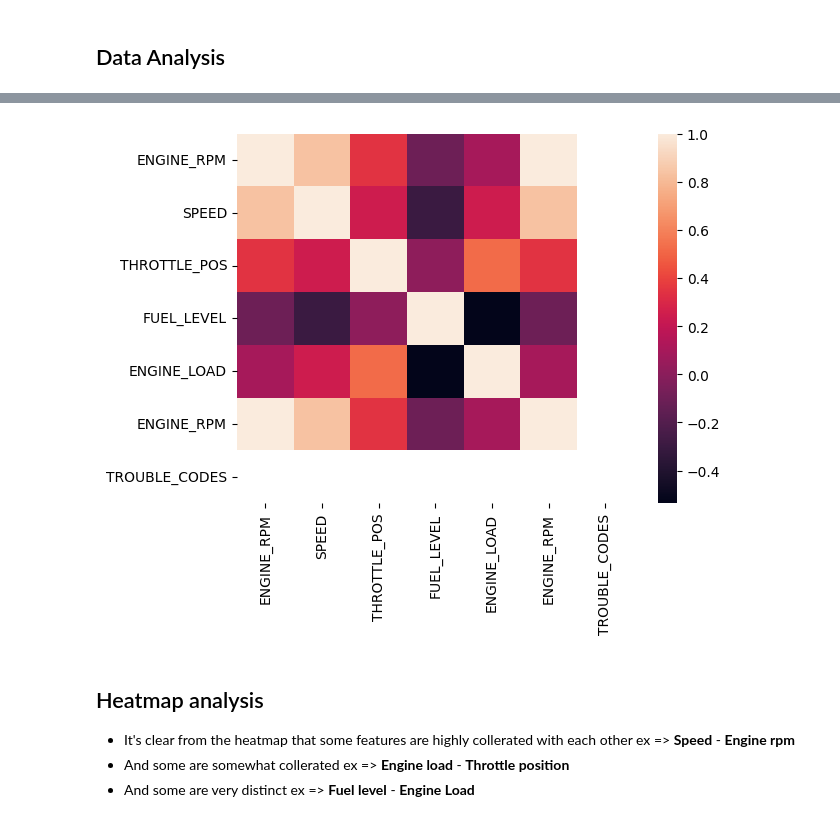
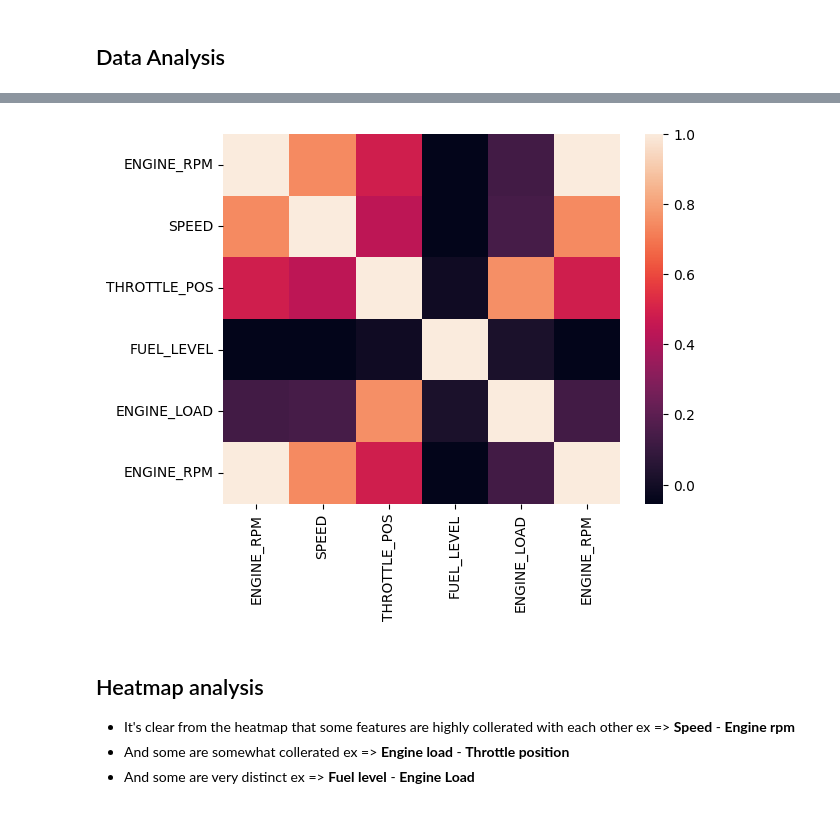
Before and after one commit to Meta-c/OBD-analysis, a Jupyter notebook: chevrolet_agile.ipynb, the cells around one changed output, grey strips where cells are left out. Drawn from its saved outputs; the diff is of its cells as text; code cells hidden in the pictures.

```diff
--- a/chevrolet_agile.ipynb
+++ b/chevrolet_agile.ipynb
@@ -60,0 +178,9 @@ Name: MARK, Length: 6070, dtype: object
+# %%
+# Count the number of null or missing values in each row
+null_counts = cleaned_df.isnull().sum(axis=1)
+
+# Filter rows with more than 1 null or missing values
+filtered_df = cleaned_df[null_counts <= 1]
+
+# Print the resulting DataFrame
+print(filtered_df,filtered_df.__len__())
@@ -93,6 +206,0 @@ YEAR
-# %%
-# Select important columns
-
-cleaned_df = agile_df[['BAROMETRIC_PRESSURE(KPA)','ENGINE_COOLANT_TEMP','FUEL_LEVEL','ENGINE_LOAD','AMBIENT_AIR_TEMP','ENGINE_RPM','INTAKE_MANIFOLD_PRESSURE','MAF','AIR_INTAKE_TEMP','SPEED','ENGINE_RUNTIME','THROTTLE_POS','DTC_NUMBER','TIMING_ADVANCE','TROUBLE_CODES']]
-
-cleaned_df
@@ -114,10 +211,10 @@ cleaned_df
 # %%
 # Remove Nan values
 
-cleaned_df.fillna(method='ffill',inplace=True)
-cleaned_df.fillna(method='bfill',inplace=True)
+filtered_df.fillna(method='ffill',inplace=True)
+filtered_df.fillna(method='bfill',inplace=True)
 
 # Remove the percentage symbol and convert to numeric values
-cleaned_df['THROTTLE_POS'] = cleaned_df['THROTTLE_POS'].str.rstrip('%').astype(float)
-cleaned_df['ENGINE_LOAD'] = cleaned_df['ENGINE_LOAD'].str.rstrip('%').str.replace(',', '.').astype(float)
-cleaned_df['FUEL_LEVEL'] = cleaned_df['FUEL_LEVEL'].str.rstrip('%').str.replace(',', '.').astype(float)
+filtered_df['THROTTLE_POS'] = cleaned_df['THROTTLE_POS'].str.rstrip('%').astype(float)
+filtered_df['ENGINE_LOAD'] = cleaned_df['ENGINE_LOAD'].str.rstrip('%').str.replace(',', '.').astype(float)
+filtered_df['FUEL_LEVEL'] = cleaned_df['FUEL_LEVEL'].str.rstrip('%').str.replace(',', '.').astype(float)
@@ -133,6 +263,6 @@ plt.show()
 # %%
-select = ['ENGINE_RPM','SPEED','THROTTLE_POS','FUEL_LEVEL','ENGINE_LOAD','ENGINE_RPM','TROUBLE_CODES']
+select = ['ENGINE_RPM','SPEED','THROTTLE_POS','FUEL_LEVEL','ENGINE_LOAD','ENGINE_RPM']
 
-cleaned_df[select].plot(kind='box',subplots=True,figsize=(12,3))
+filtered_df[select].plot(kind='box',subplots=True,figsize=(12,3))
 plt.show()
 # %% [output]
@@ -143,10 +287,10 @@ plt.show()
 # %%
 # Heatmap is very effecient in finding collerations between features
 
-sns.heatmap(cleaned_df[select].corr())
+sns.heatmap(filtered_df[select].corr())
 plt.show()
 # %% [output]
-[figure, old version]
+[figure, new version]
 # %% [markdown]
 ## Heatmap analysis
 
```
Also changed, not shown: parts of 30 cells of this notebook, 1 other file.
